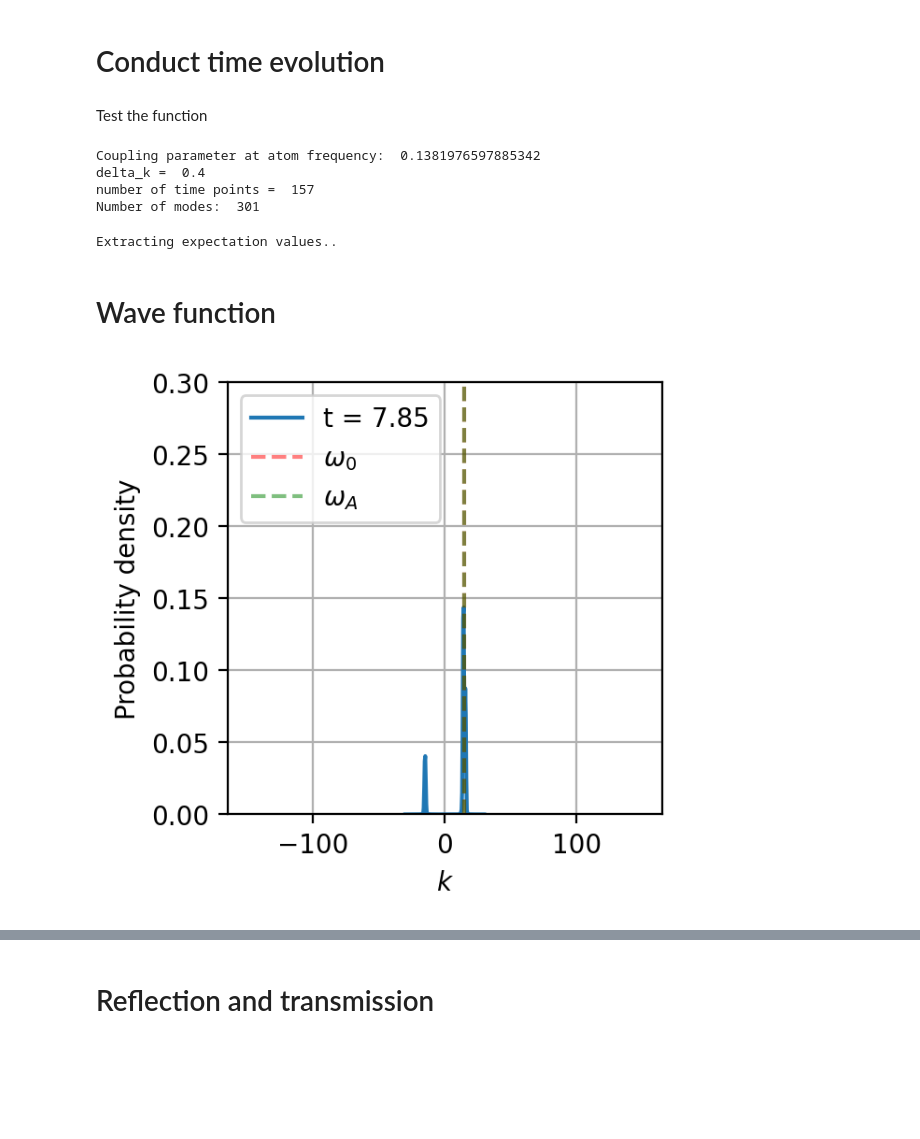
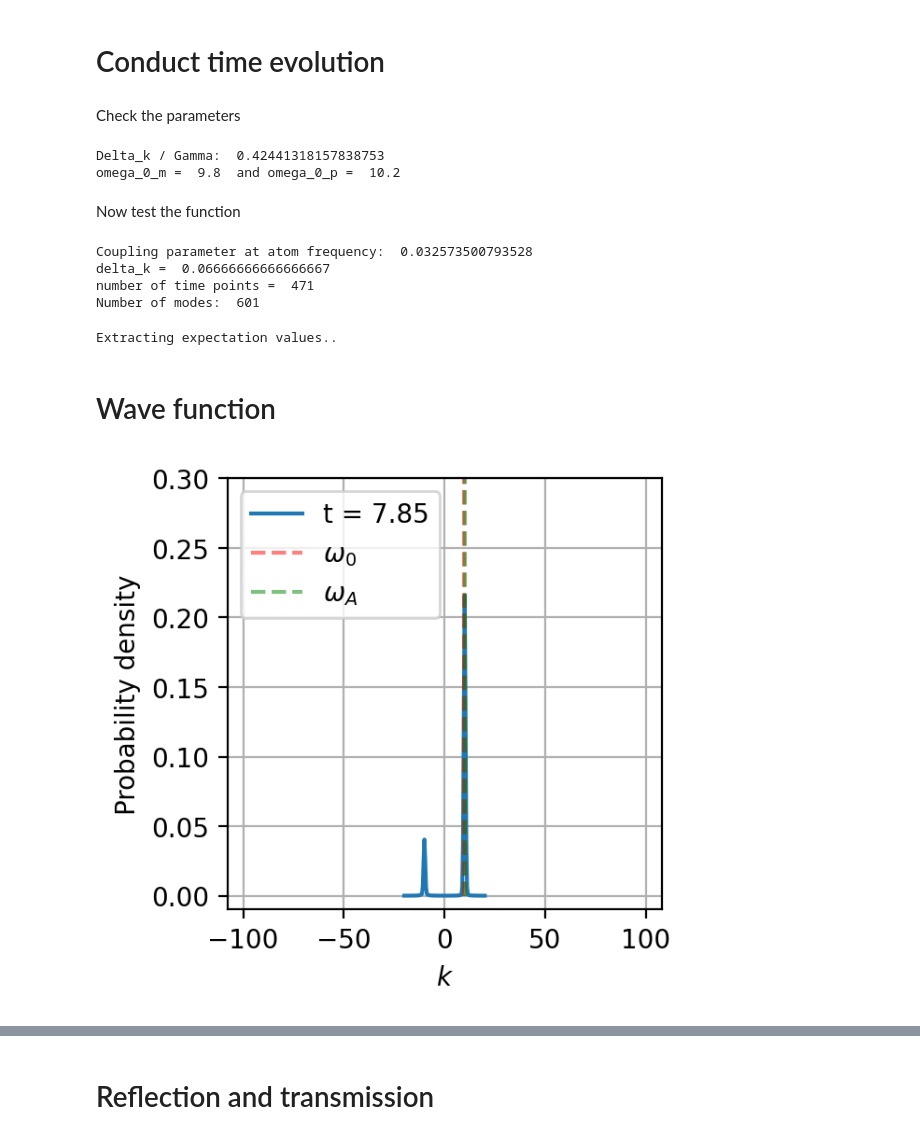
Before and after one commit to rpiron/nii_internship, a Jupyter notebook: single_photon_scattering/mirror_interaction_pic.ipynb, the cells around one changed output, grey strips where cells are left out. Drawn from its saved outputs; the diff is of its cells as text; code cells hidden in the pictures; blank space fills up the shorter version.

```diff
--- a/single_photon_scattering/mirror_interaction_pic.ipynb
+++ b/single_photon_scattering/mirror_interaction_pic.ipynb
@@ -137,25 +137,40 @@ def get_data_mirror(L, T, dt, omega_0, omega_A, omega_max, n_A, g_0, x_A, sigma,
         N_A_tab[i] = qt.expect(occupation_nb_total_atom, state)
 
     return times, k_tab, state_list, N_k_tab, N_A_tab
+# %% [markdown]
+Check the parameters
+# %%
+L = 30*pi
+T = L/2
+dt = 0.1
+#number of atom
+n_A = 1
+x_A = 0
+
+#width of the wave packet
+sigma = L/8
+sigma_momentum = 1/sigma
+x_0 = -L/4
+
+
+#Jaynes-Cummings parameter g_0 and energies
+g_0 = 0.1
+omega_A = 10
+gamma = 2*g_0**2*omega_A
+
+omega_0_m = omega_A - gamma
+omega_0_p = omega_A + gamma
+
+print("Delta_k / Gamma: ", sigma_momentum/gamma)
+
+print("omega_0_m = ", omega_0_m, " and omega_0_p = ", omega_0_p)
+# %% [output]
+Delta_k / Gamma:  0.42441318157838753
+omega_0_m =  9.8  and omega_0_p =  10.2
 # %% [markdown]
-Test the function
+Now test the function
 # %%
-L = 5*pi
-T = L/2
-dt = 0.05
-#number of atom
-n_A = 1
-x_A = 0
-
-#width of the wave packet
-sigma = L/16
-x_0 = -L/4
-
-
-#Jaynes-Cummings parameter g_0 and energies
-g_0 = 0.1
-omega_A = 30
-omega_0 = 30
+omega_0 = omega_0_m
 omega_max = 2*omega_A
 omega_max_axis = 1.1*10*omega_0
 
@@ -167,34 +182,34 @@ use_WW_approx = True
 dt = 0.001
 times, k_tab, state_list, N_k_tab, N_A_tab = get_data_mirror(L, T, dt, omega_0, omega_A, omega_max, n_A, g_0, x_A, sigma, x_0, use_WW_approx)
 # %% [output]
-Coupling parameter at atom frequency:  0.1381976597885342
-delta_k =  0.4
-number of time points =  157
-Number of modes:  301
+Coupling parameter at atom frequency:  0.032573500793528
+delta_k =  0.06666666666666667
+number of time points =  471
+Number of modes:  601
 Extracting expectation values..
 # %% [markdown]
 <h1> Wave function </h1>
 # %%
 t_index = -1
 N_k_tab = np.array(N_k_tab)
 fig, ax = plt.subplots(1,1, figsize=(3,3), dpi=resol)
 
-#evolution of the probability density in position sp§ace
+#evolution of the probability density in position space
 ax.plot(k_tab, N_k_tab[:,t_index], label="t = {:.2f}".format(times[t_index]))
 ax.set_xlim(-omega_max_axis, omega_max_axis)
-ax.set_ylim(0, 0.3)
+ax.set_ylim(-0.01, 0.3)
 ax.vlines(omega_0, 0, 1, color='r', linestyle='--', label=r'$\omega_0$', alpha=0.5)
 ax.vlines(omega_A, 0, 1, color='g', linestyle='--', label=r'$\omega_A$', alpha=0.5)
 ax.legend(loc='upper left')
 ax.set_xlabel(r'$k$')
 ax.set_ylabel('Probability density')
 
 ax.grid()
 
 
 plt.show()
 # %% [output]
-[figure, old version]
+[figure, new version]
 # %%
 k_target = omega_0
 k_index = np.argmin(np.abs(k_tab - k_target))
```
Also changed, not shown: parts of 3 cells of this notebook, 16 other files.
